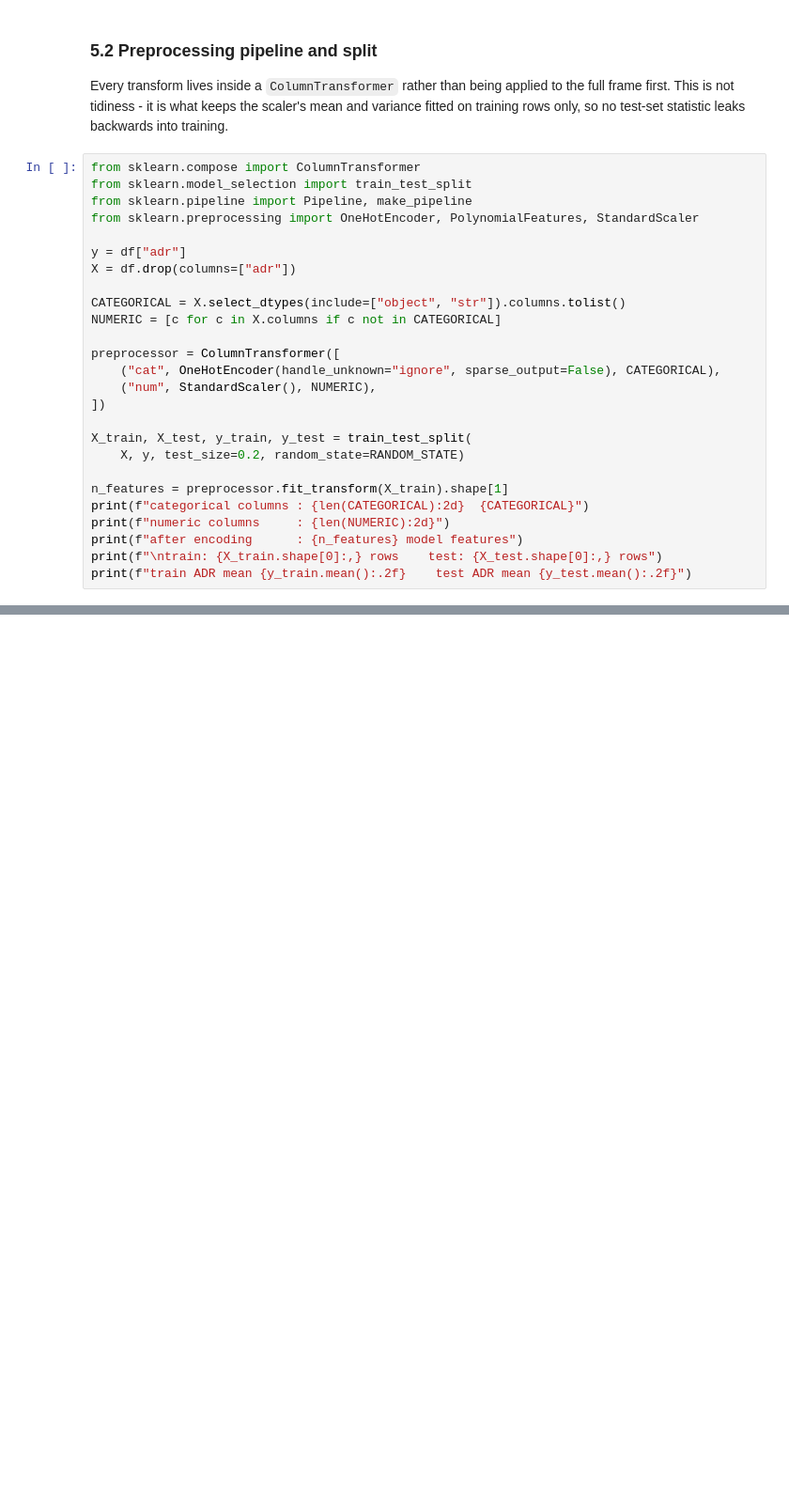
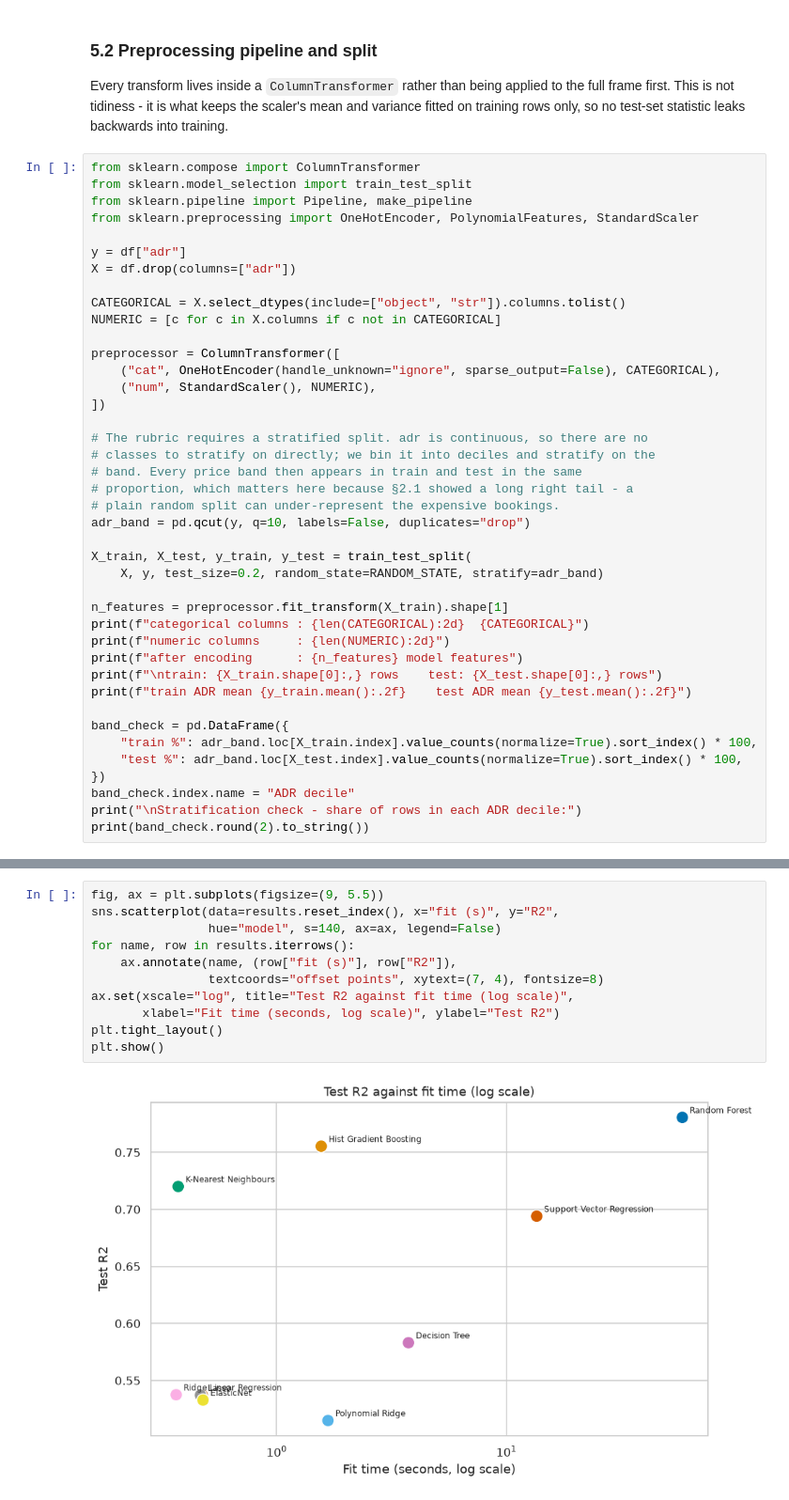
Before and after one commit to AnanyaBottu/ml-capstone, a Jupyter notebook: notebooks/regression.ipynb, the cells around one changed output, grey strips where cells are left out. Shown at 94% size. Drawn from its saved outputs; the diff is of its cells as text; blank space fills up the shorter version.

```diff
--- a/notebooks/regression.ipynb
+++ b/notebooks/regression.ipynb
@@ -587,8 +587,15 @@ preprocessor = ColumnTransformer([
     ("num", StandardScaler(), NUMERIC),
 ])
 
+# The rubric requires a stratified split. adr is continuous, so there are no
+# classes to stratify on directly; we bin it into deciles and stratify on the
+# band. Every price band then appears in train and test in the same
+# proportion, which matters here because §2.1 showed a long right tail - a
+# plain random split can under-represent the expensive bookings.
+adr_band = pd.qcut(y, q=10, labels=False, duplicates="drop")
+
 X_train, X_test, y_train, y_test = train_test_split(
-    X, y, test_size=0.2, random_state=RANDOM_STATE)
+    X, y, test_size=0.2, random_state=RANDOM_STATE, stratify=adr_band)
 
 n_features = preprocessor.fit_transform(X_train).shape[1]
 print(f"categorical columns : {len(CATEGORICAL):2d}  {CATEGORICAL}")
@@ -596,6 +603,14 @@ print(f"numeric columns     : {len(NUMERIC):2d}")
 print(f"after encoding      : {n_features} model features")
 print(f"\ntrain: {X_train.shape[0]:,} rows    test: {X_test.shape[0]:,} rows")
 print(f"train ADR mean {y_train.mean():.2f}    test ADR mean {y_test.mean():.2f}")
+
+band_check = pd.DataFrame({
+    "train %": adr_band.loc[X_train.index].value_counts(normalize=True).sort_index() * 100,
+    "test %": adr_band.loc[X_test.index].value_counts(normalize=True).sort_index() * 100,
+})
+band_check.index.name = "ADR decile"
+print("\nStratification check - share of rows in each ADR decile:")
+print(band_check.round(2).to_string())
 # %% [output]
 categorical columns :  9  ['hotel', 'meal', 'country', 'market_segment', 'distribution_channel', 'reserved_room_type', 'deposit_type', 'agent', 'customer_type']
 numeric columns     : 27
@@ -614,0 +931,13 @@ estimator, never in the data it saw.
+# %%
+fig, ax = plt.subplots(figsize=(9, 5.5))
+sns.scatterplot(data=results.reset_index(), x="fit (s)", y="R2",
+                hue="model", s=140, ax=ax, legend=False)
+for name, row in results.iterrows():
+    ax.annotate(name, (row["fit (s)"], row["R2"]),
+                textcoords="offset points", xytext=(7, 4), fontsize=8)
+ax.set(xscale="log", title="Test R2 against fit time (log scale)",
+       xlabel="Fit time (seconds, log scale)", ylabel="Test R2")
+plt.tight_layout()
+plt.show()
+# %% [output]
+[figure, added]
```
Also changed, not shown: parts of 18 cells of this notebook.
